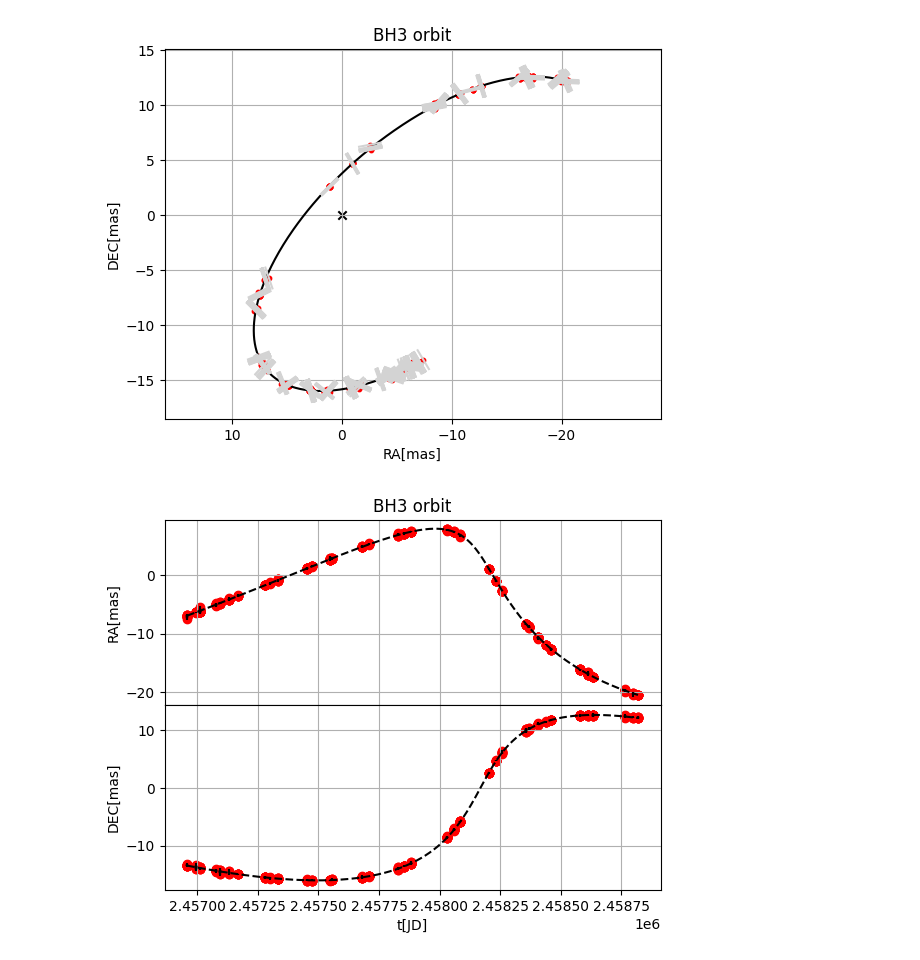
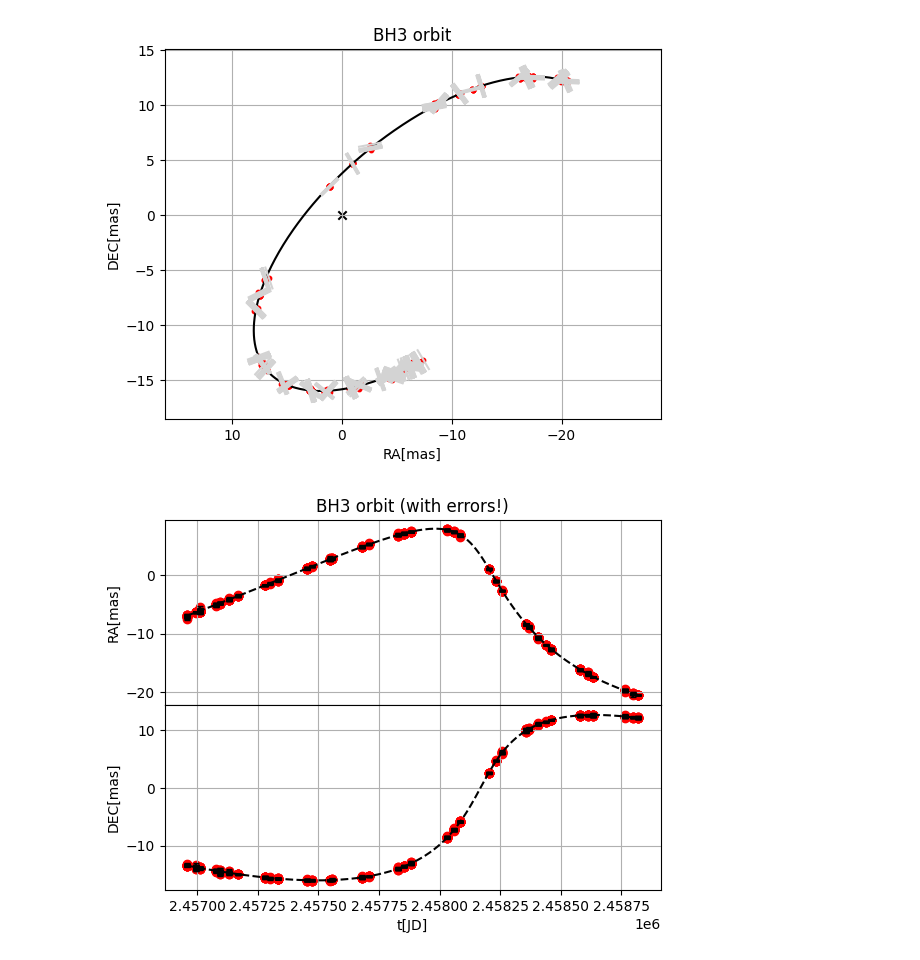
Before and after one commit to TSchiwy/ExTRA, a Jupyter notebook: gaiaBH3.ipynb, the cells around one changed output. Saved outputs shown, nothing was run; the diff lists cells and outputs as text; code cells hidden in the pictures.

```diff
--- a/gaiaBH3.ipynb
+++ b/gaiaBH3.ipynb
@@ -333,22 +332,23 @@ plt.savefig("pics/BH3_orb")
 # %%
 fig,axs=plt.subplots(2,1,sharex=True)
 fig.subplots_adjust(hspace=0)
 
-axs[0].set_title("BH3 orbit")
+axs[0].set_title("BH3 orbit (with errors!)")
 axs[0].set_ylabel("RA[mas]")
 axs[0].scatter(t_gaia,check[0],c="r")
-axs[0].errorbar(t_gaia,check[0],abs(check[1]),linestyle="",ecolor="k")
+axs[0].errorbar(t_gaia,check[0],abs(check[1]),linestyle="",ecolor="k",capsize=2)
 axs[0].plot(t_gmod,ex.orbit(*fitlol.x[:7],t_gmod)[0],linestyle="--",c="k")
 
 axs[0].grid()
 
 
 axs[1].set_ylabel("DEC[mas]")
 axs[1].set_xlabel("t[JD]")
 axs[1].scatter(t_gaia,check[2],c="r")
-axs[1].errorbar(t_gaia,check[2],abs(check[3]),linestyle="",ecolor="k")
+axs[1].errorbar(t_gaia,check[2],abs(check[3]),linestyle="",ecolor="k",capsize=2)
 axs[1].plot(t_gmod,ex.orbit(*fitlol.x[:7],t_gmod)[1],linestyle="--",c="k")
 
 plt.grid()
+plt.savefig("pics/bh3_1d")
 # %% [output]
-[figure, old version]
+[figure, new version]
```
Also changed, not shown: parts of 2 cells of this notebook, 7 other files.
